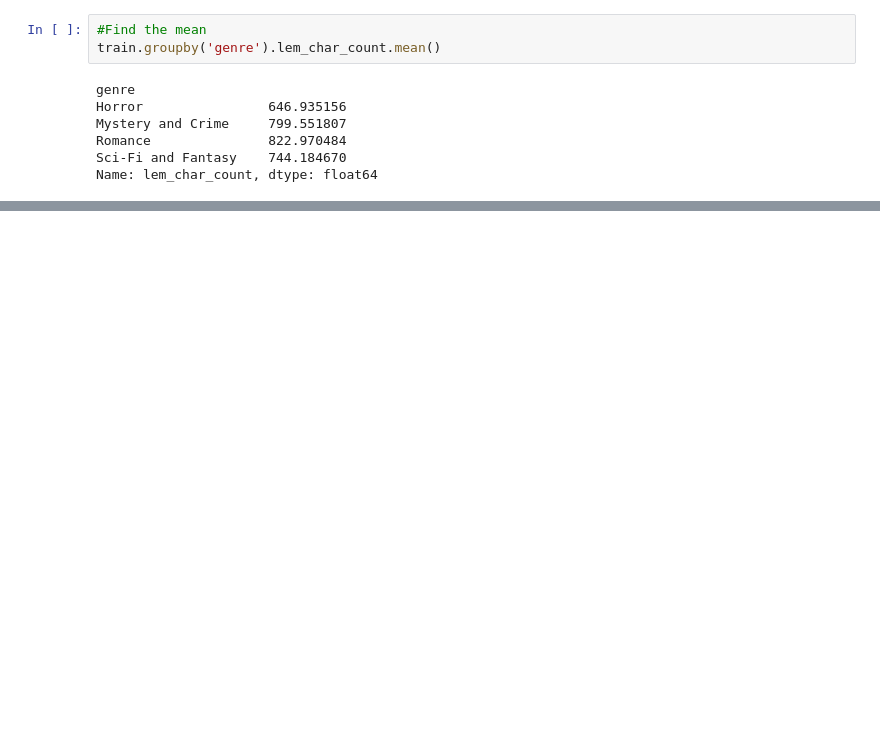
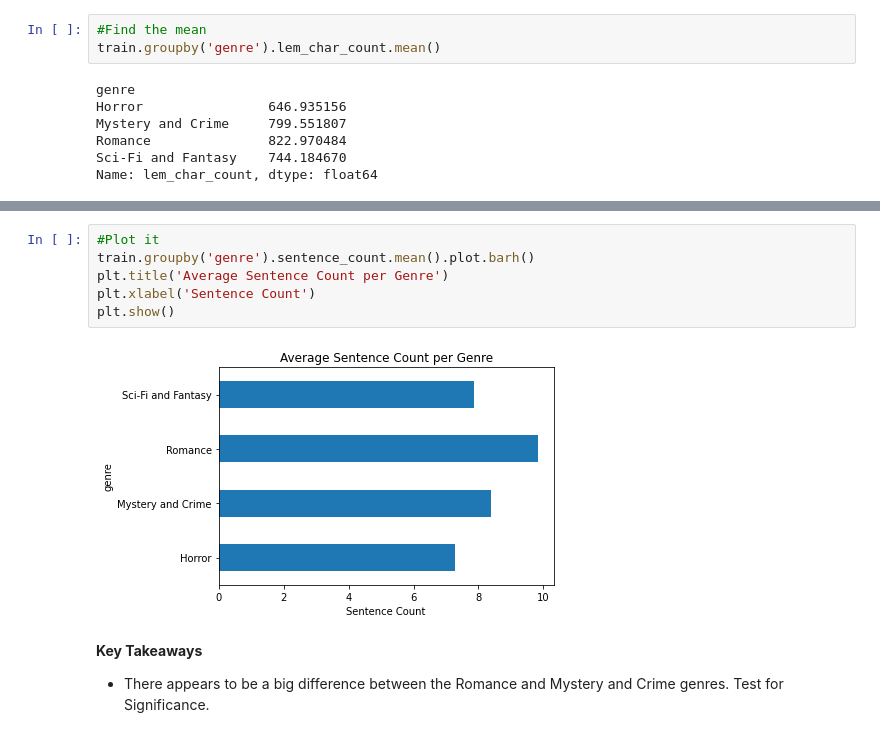
Before and after one commit to johnathon-smith/book-genre-NLP-project, a Jupyter notebook: explore.ipynb, the cells around one changed output, grey strips where cells are left out. Saved outputs shown, nothing was run; the diff lists cells and outputs as text; blank space fills up the shorter version.

```diff
--- a/explore.ipynb
+++ b/explore.ipynb
@@ -547,0 +585,12 @@ Compare average unique word counts across genres.
+# %%
+#Plot it
+train.groupby('genre').sentence_count.mean().plot.barh()
+plt.title('Average Sentence Count per Genre')
+plt.xlabel('Sentence Count')
+plt.show()
+# %% [output]
+[figure, added]
+# %% [markdown]
+__Key Takeaways__
+
+* There appears to be a big difference between the Romance and Mystery and Crime genres. Test for Significance.
```
Also changed, not shown: parts of 78 cells of this notebook.
